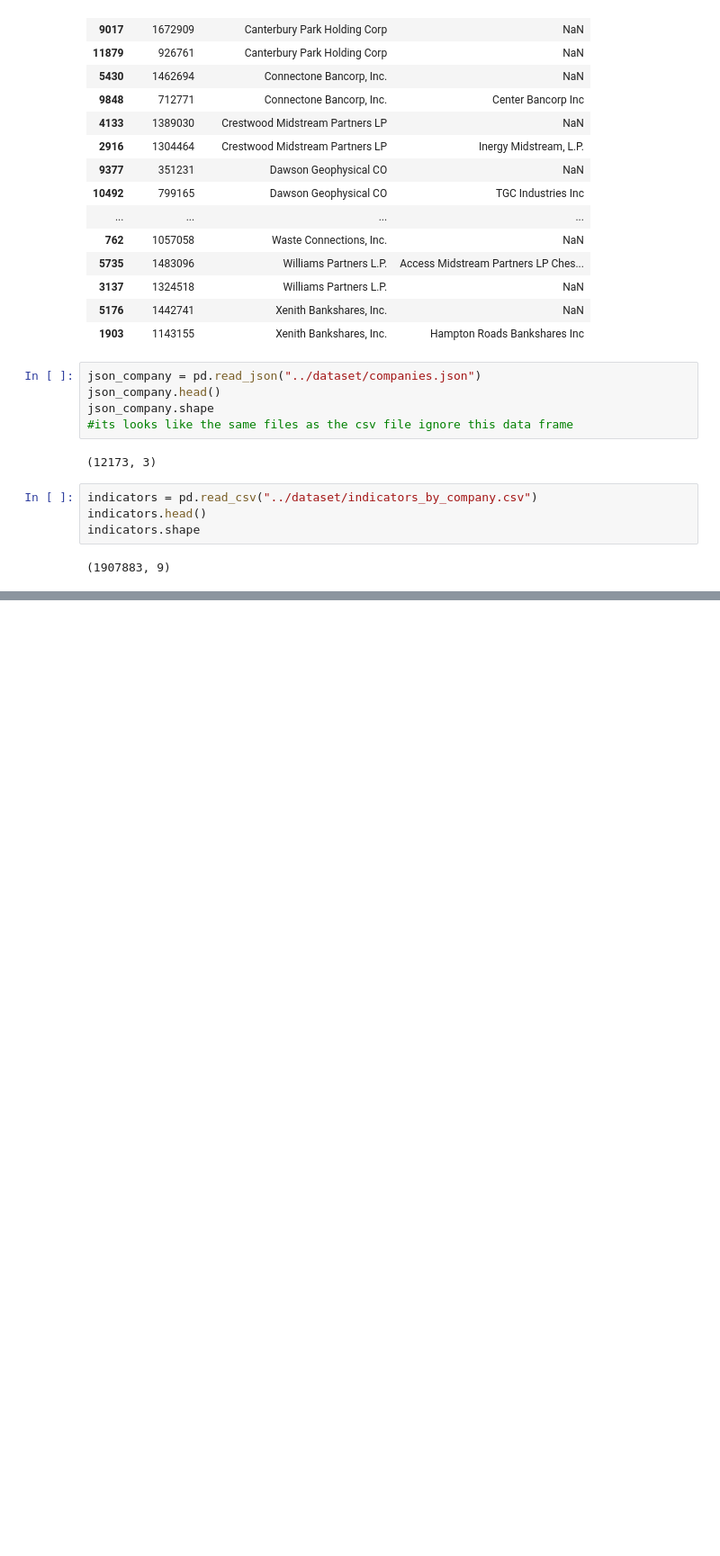
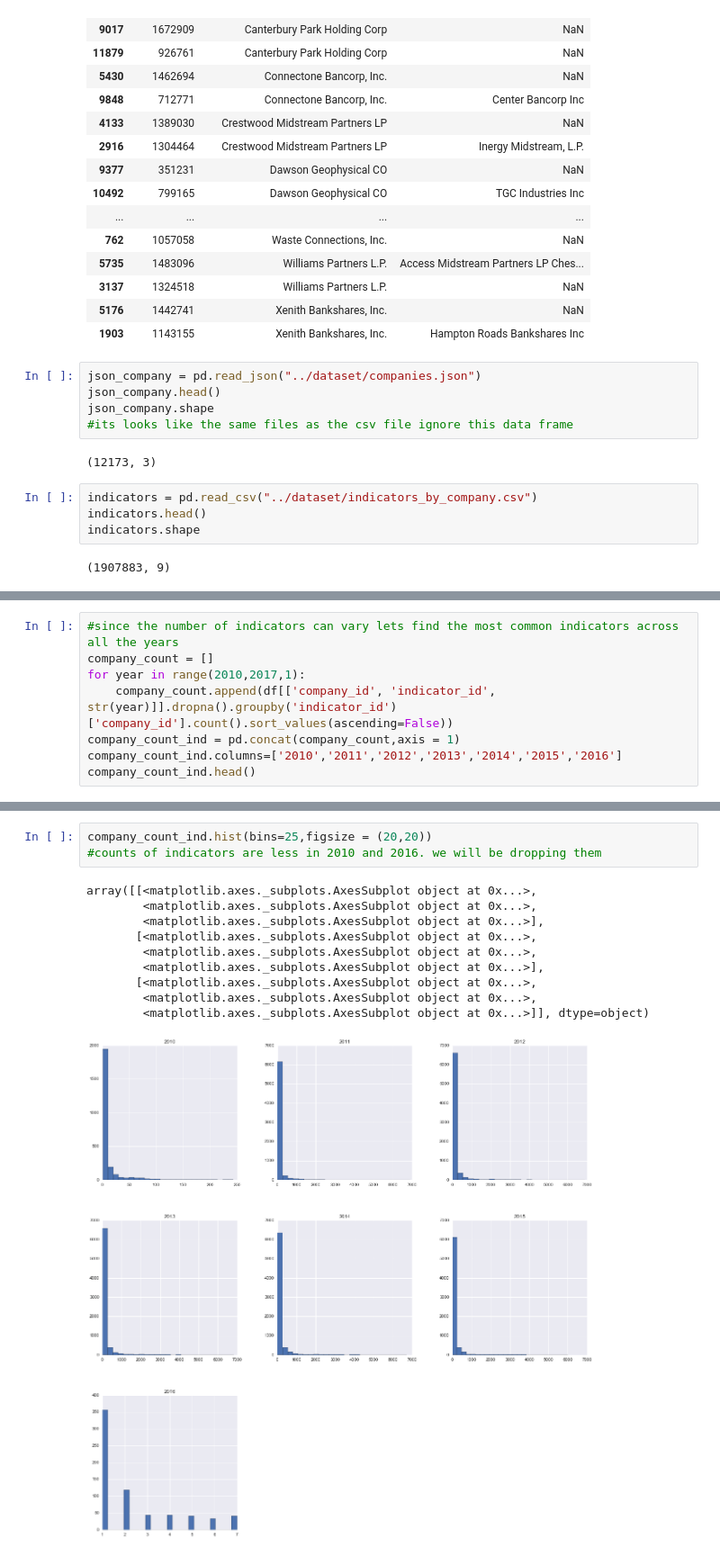
Before and after one commit to trupteshpatel02/us-stock-fundamentals, a Jupyter notebook: code/stockfundamentals.ipynb, the cells around one changed output, grey strips where cells are left out. Shown at 90% size. Cells and saved outputs as stored; diff of their text form; blank space fills up the shorter version.

```diff
--- a/code/stockfundamentals.ipynb
+++ b/code/stockfundamentals.ipynb
@@ -226,0 +122,8 @@ for c in df_ind_count.columns:
+# %%
+#since the number of indicators can vary lets find the most common indicators across all the years
+company_count = []
+for year in range(2010,2017,1):
+    company_count.append(df[['company_id', 'indicator_id', str(year)]].dropna().groupby('indicator_id')['company_id'].count().sort_values(ascending=False))
+company_count_ind = pd.concat(company_count,axis = 1)
+company_count_ind.columns=['2010','2011','2012','2013','2014','2015','2016']
+company_count_ind.head()
@@ -226,0 +137,14 @@ for c in df_ind_count.columns:
+# %%
+company_count_ind.hist(bins=25,figsize = (20,20))
+#counts of indicators are less in 2010 and 2016. we will be dropping them
+# %% [output]
+array([[<matplotlib.axes._subplots.AxesSubplot object at 0x...>,
+        <matplotlib.axes._subplots.AxesSubplot object at 0x...>,
+        <matplotlib.axes._subplots.AxesSubplot object at 0x...>],
+       [<matplotlib.axes._subplots.AxesSubplot object at 0x...>,
+        <matplotlib.axes._subplots.AxesSubplot object at 0x...>,
+        <matplotlib.axes._subplots.AxesSubplot object at 0x...>],
+       [<matplotlib.axes._subplots.AxesSubplot object at 0x...>,
+        <matplotlib.axes._subplots.AxesSubplot object at 0x...>,
+        <matplotlib.axes._subplots.AxesSubplot object at 0x...>]], dtype=object)
+[figure, added]
```
Also changed, not shown: parts of 32 cells of this notebook.
